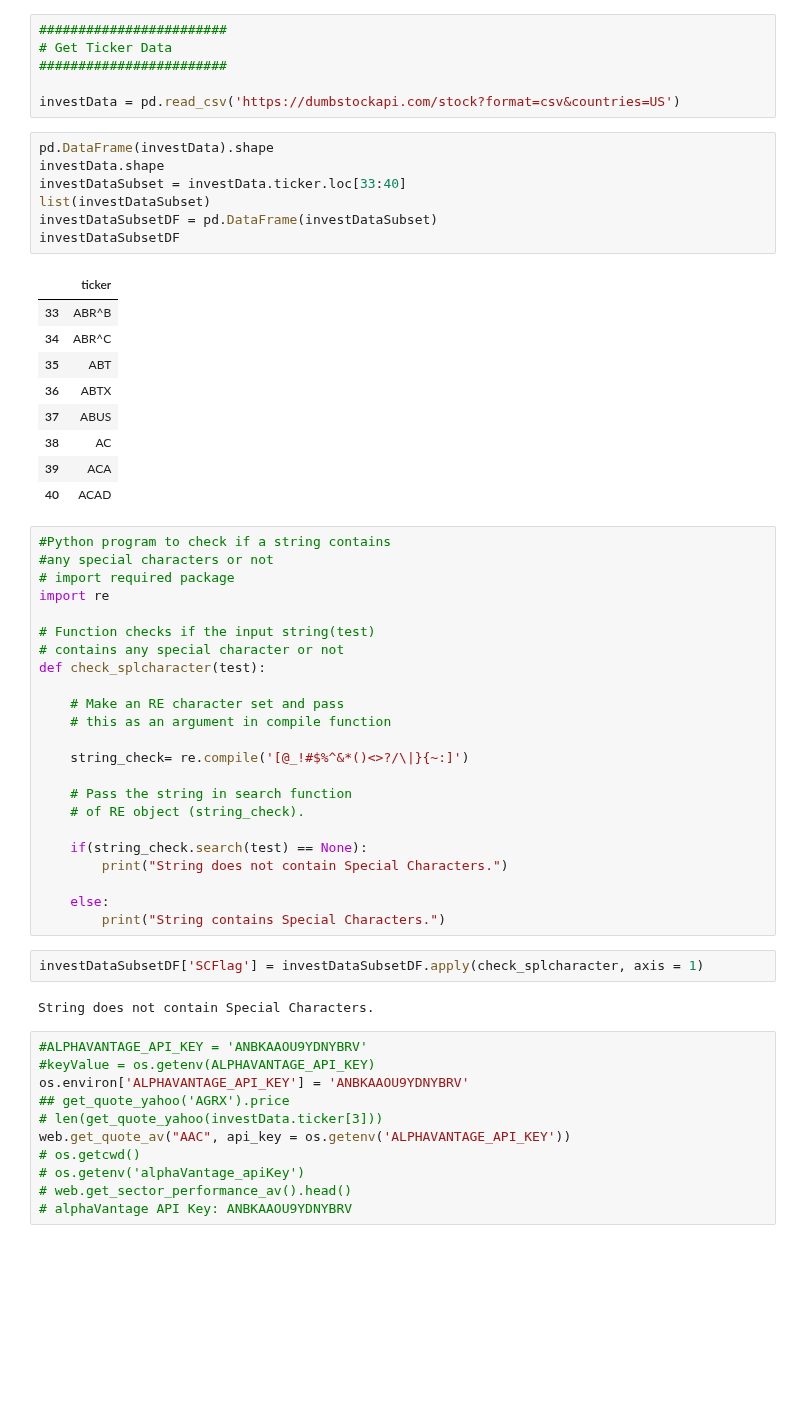
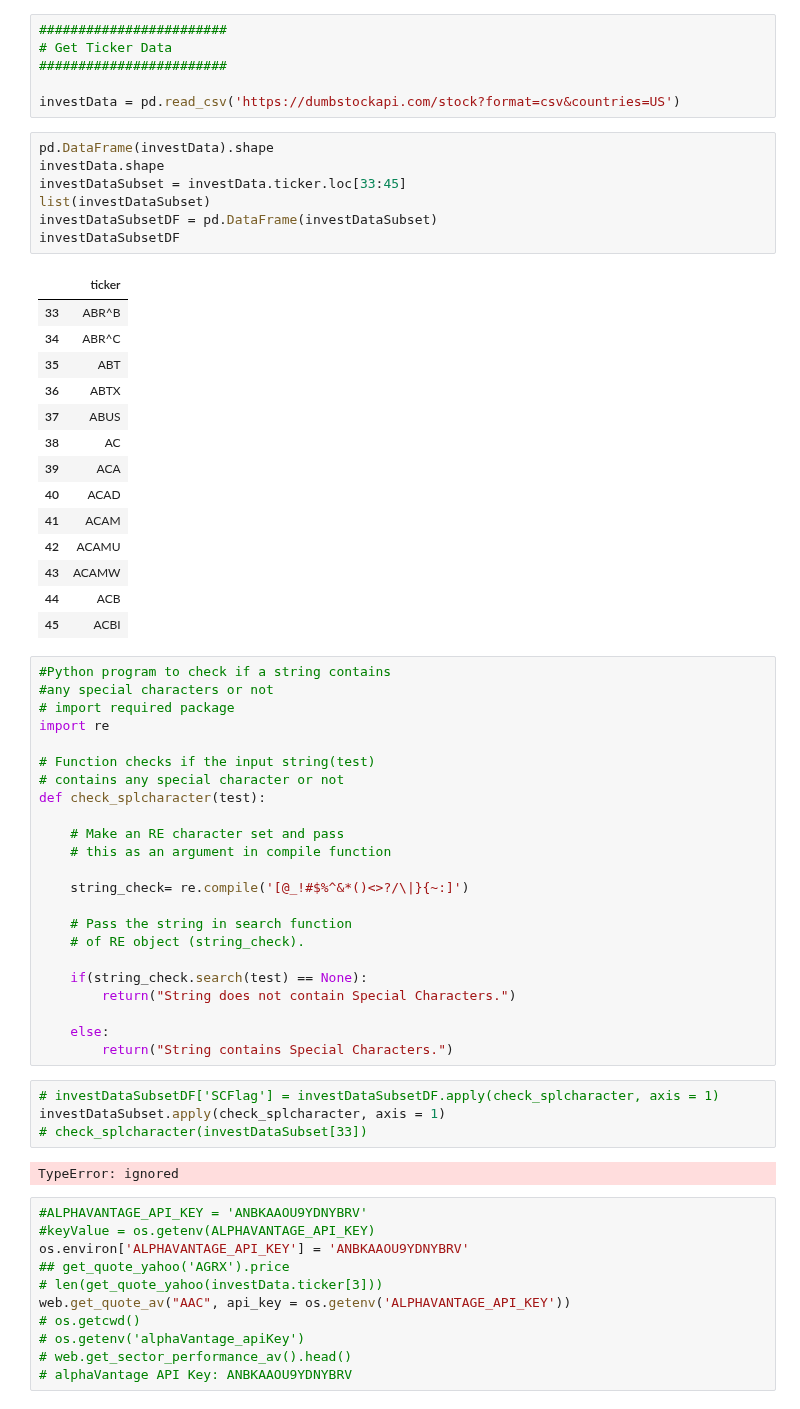
Before and after one commit to dcovarru/investmentsPython, a Jupyter notebook: investments.ipynb, the cells around one changed output. Saved outputs shown, nothing was run; the diff lists cells and outputs as text; blank space fills up the shorter version.

```diff
--- a/investments.ipynb
+++ b/investments.ipynb
@@ -44,20 +44,25 @@ investData = pd.read_csv('https://dumbstockapi.com/stock?format=csv&countries=US
 # %%
 pd.DataFrame(investData).shape
 investData.shape
-investDataSubset = investData.ticker.loc[33:40]
+investDataSubset = investData.ticker.loc[33:45]
 list(investDataSubset)
 investDataSubsetDF = pd.DataFrame(investDataSubset)
 investDataSubsetDF
 # %% [output]
 |  | ticker |
 | 33 | ABR^B |
 | 34 | ABR^C |
 | 35 | ABT |
 | 36 | ABTX |
 | 37 | ABUS |
 | 38 | AC |
 | 39 | ACA |
 | 40 | ACAD |
+| 41 | ACAM |
+| 42 | ACAMU |
+| 43 | ACAMW |
+| 44 | ACB |
+| 45 | ACBI |
 # %%
 #Python program to check if a string contains
 #any special characters or not
@@ -77,14 +82,16 @@ def check_splcharacter(test):
     # of RE object (string_check).
 
     if(string_check.search(test) == None):
-        print("String does not contain Special Characters.")
+        return("String does not contain Special Characters.")
 
     else:
-        print("String contains Special Characters.")
+        return("String contains Special Characters.")
 # %%
-investDataSubsetDF['SCFlag'] = investDataSubsetDF.apply(check_splcharacter, axis = 1)
+# investDataSubsetDF['SCFlag'] = investDataSubsetDF.apply(check_splcharacter, axis = 1)
+investDataSubset.apply(check_splcharacter, axis = 1)
+# check_splcharacter(investDataSubset[33])
 # %% [output]
-String does not contain Special Characters.
+TypeError: ignored
 # %%
 #ALPHAVANTAGE_API_KEY = 'ANBKAAOU9YDNYBRV'
 #keyValue = os.getenv(ALPHAVANTAGE_API_KEY)
```
